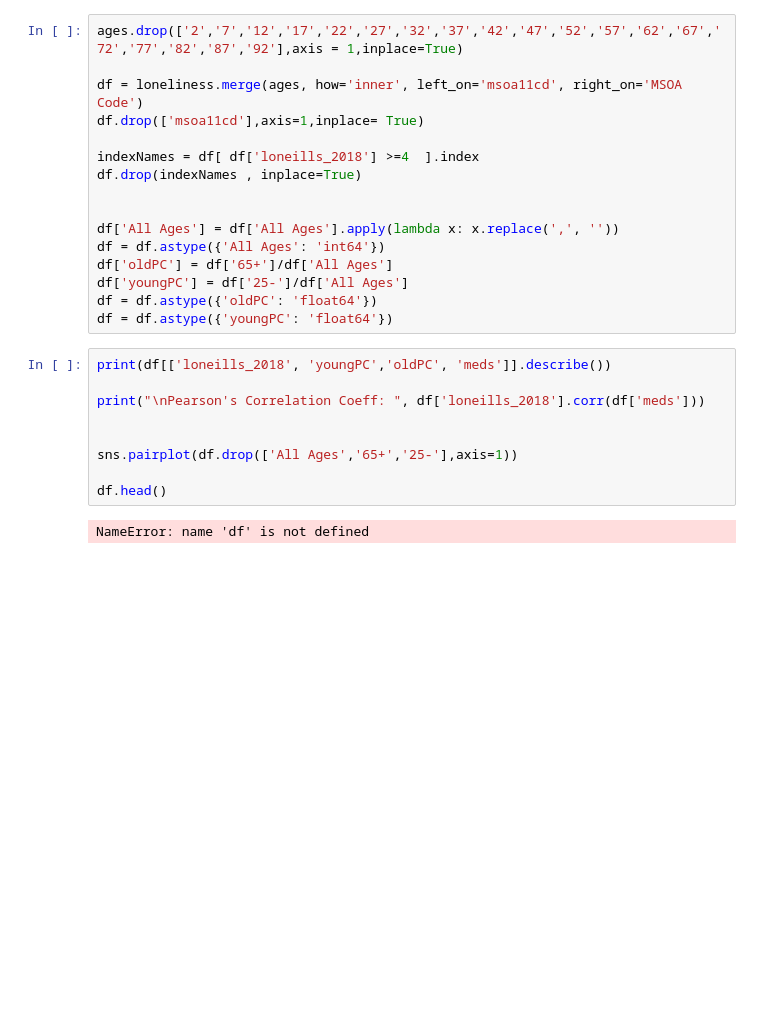
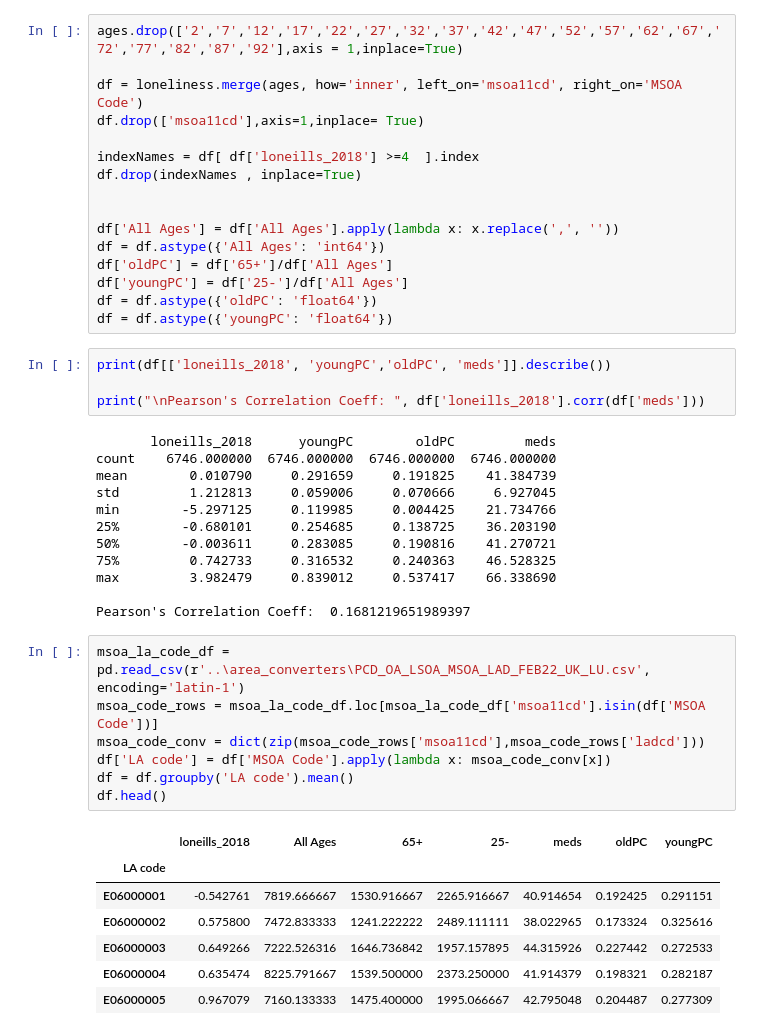
Before and after one commit to JonathanMarriott/ADS-Loneliness, a Jupyter notebook: ages/ages.ipynb, the cells around one changed output. Drawn from its saved outputs; the diff is of its cells as text; blank space fills up the shorter version.

```diff
--- a/ages/ages.ipynb
+++ b/ages/ages.ipynb
@@ -63,10 +61,30 @@ df = df.astype({'youngPC': 'float64'})
 print(df[['loneills_2018', 'youngPC','oldPC', 'meds']].describe())
 
 print("\nPearson's Correlation Coeff: ", df['loneills_2018'].corr(df['meds']))
-
-
-sns.pairplot(df.drop(['All Ages','65+','25-'],axis=1))
-
-df.head()
 # %% [output]
-NameError: name 'df' is not defined
+       loneills_2018      youngPC        oldPC         meds
+count    6746.000000  6746.000000  6746.000000  6746.000000
+mean        0.010790     0.291659     0.191825    41.384739
+std         1.212813     0.059006     0.070666     6.927045
+min        -5.297125     0.119985     0.004425    21.734766
+25%        -0.680101     0.254685     0.138725    36.203190
+50%        -0.003611     0.283085     0.190816    41.270721
+75%         0.742733     0.316532     0.240363    46.528325
+max         3.982479     0.839012     0.537417    66.338690
+
+Pearson's Correlation Coeff:  0.1681219651989397
+# %%
+msoa_la_code_df = pd.read_csv(r'..\area_converters\PCD_OA_LSOA_MSOA_LAD_FEB22_UK_LU.csv', encoding='latin-1')
+msoa_code_rows = msoa_la_code_df.loc[msoa_la_code_df['msoa11cd'].isin(df['MSOA Code'])]
+msoa_code_conv = dict(zip(msoa_code_rows['msoa11cd'],msoa_code_rows['ladcd']))
+df['LA code'] = df['MSOA Code'].apply(lambda x: msoa_code_conv[x])
+df = df.groupby('LA code').mean()
+df.head()
+# %% [output]
+|  | loneills_2018 | All Ages | 65+ | 25- | meds | oldPC | youngPC |
+| LA code |  |  |  |  |  |  |  |
+| E06000001 | -0.542761 | 7819.666667 | 1530.916667 | 2265.916667 | 40.914654 | 0.192425 | 0.291151 |
+| E06000002 | 0.575800 | 7472.833333 | 1241.222222 | 2489.111111 | 38.022965 | 0.173324 | 0.325616 |
+| E06000003 | 0.649266 | 7222.526316 | 1646.736842 | 1957.157895 | 44.315926 | 0.227442 | 0.272533 |
+| E06000004 | 0.635474 | 8225.791667 | 1539.500000 | 2373.250000 | 41.914379 | 0.198321 | 0.282187 |
+| E06000005 | 0.967079 | 7160.133333 | 1475.400000 | 1995.066667 | 42.795048 | 0.204487 | 0.277309 |
```
Also changed, not shown: parts of 2 cells of this notebook, 2 other files.
